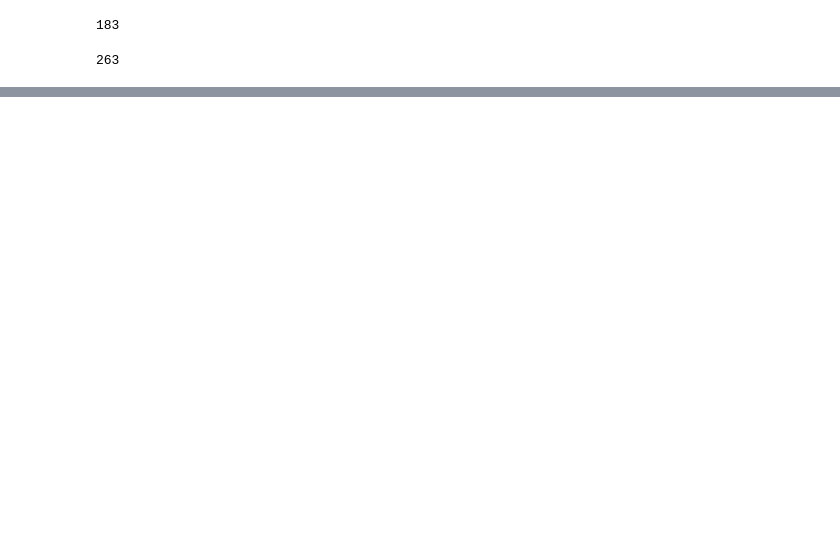
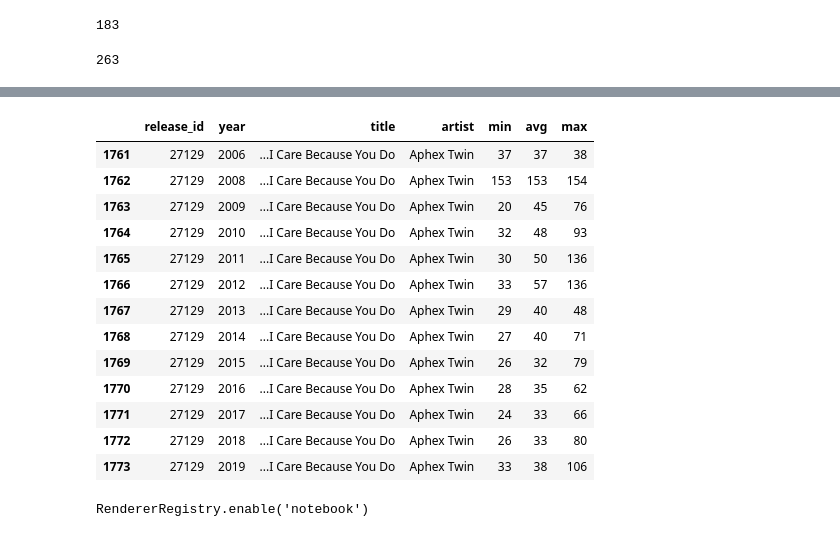
Before and after one commit to kfrncs/discus, a Jupyter notebook: EDA.ipynb, the cells around one changed output, grey strips where cells are left out. Drawn from its saved outputs; the diff is of its cells as text; code cells hidden in the pictures; blank space fills up the shorter version.

```diff
--- a/EDA.ipynb
+++ b/EDA.ipynb
@@ -73,0 +114,24 @@ df_discogs[df_discogs['release_id'] == this_release]
+# %%
+df_current
+# %% [output]
+|  | release_id | year | title | artist | min | avg | max |
+| 1761 | 27129 | 2006 | ...I Care Because You Do | Aphex Twin | 37 | 37 | 38 |
+| 1762 | 27129 | 2008 | ...I Care Because You Do | Aphex Twin | 153 | 153 | 154 |
+| 1763 | 27129 | 2009 | ...I Care Because You Do | Aphex Twin | 20 | 45 | 76 |
+| 1764 | 27129 | 2010 | ...I Care Because You Do | Aphex Twin | 32 | 48 | 93 |
+| 1765 | 27129 | 2011 | ...I Care Because You Do | Aphex Twin | 30 | 50 | 136 |
+| 1766 | 27129 | 2012 | ...I Care Because You Do | Aphex Twin | 33 | 57 | 136 |
+| 1767 | 27129 | 2013 | ...I Care Because You Do | Aphex Twin | 29 | 40 | 48 |
+| 1768 | 27129 | 2014 | ...I Care Because You Do | Aphex Twin | 27 | 40 | 71 |
+| 1769 | 27129 | 2015 | ...I Care Because You Do | Aphex Twin | 26 | 32 | 79 |
+| 1770 | 27129 | 2016 | ...I Care Because You Do | Aphex Twin | 28 | 35 | 62 |
+| 1771 | 27129 | 2017 | ...I Care Because You Do | Aphex Twin | 24 | 33 | 66 |
+| 1772 | 27129 | 2018 | ...I Care Because You Do | Aphex Twin | 26 | 33 | 80 |
+| 1773 | 27129 | 2019 | ...I Care Because You Do | Aphex Twin | 33 | 38 | 106 |
+# %%
+import altair as alt
+from vega_datasets import data
+
+alt.renderers.enable('notebook')
+# %% [output]
+RendererRegistry.enable('notebook')
```
Also changed, not shown: parts of 7 cells of this notebook, 1 other file.
